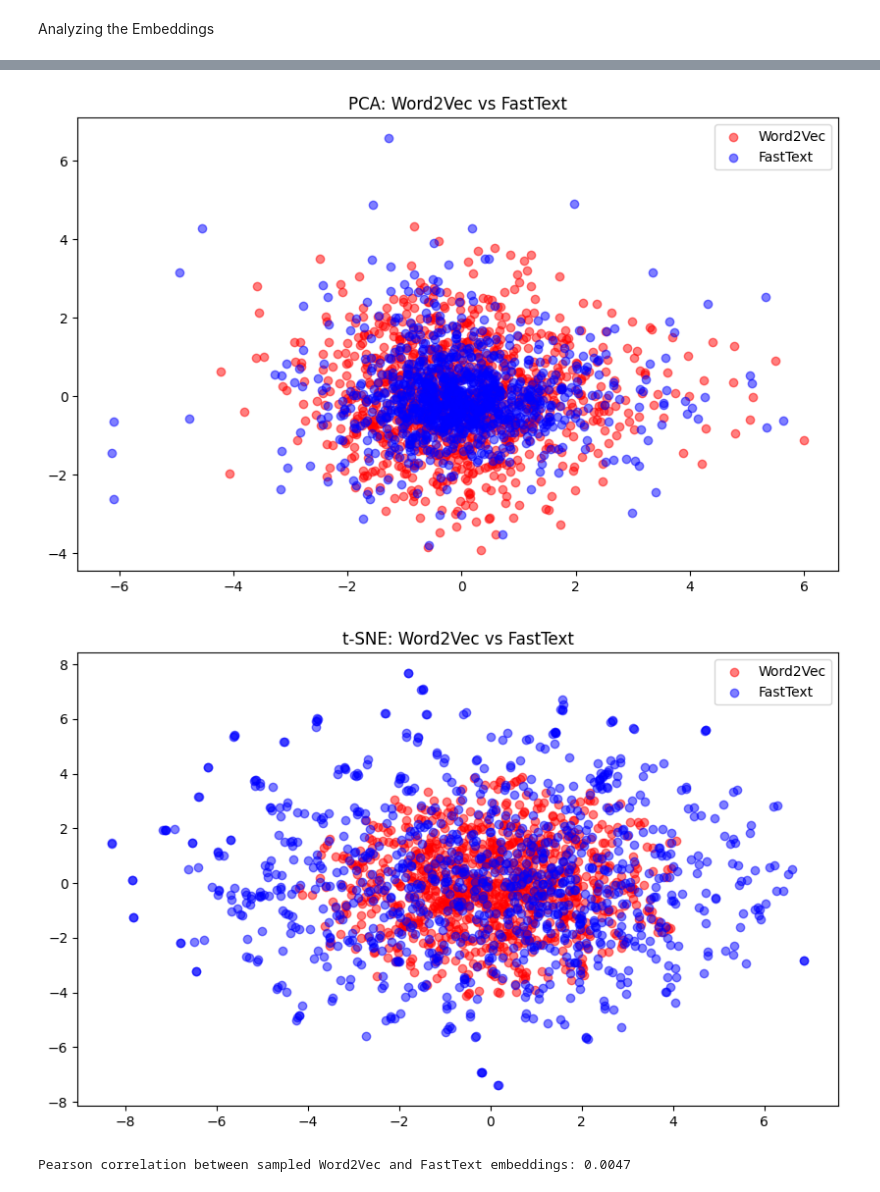
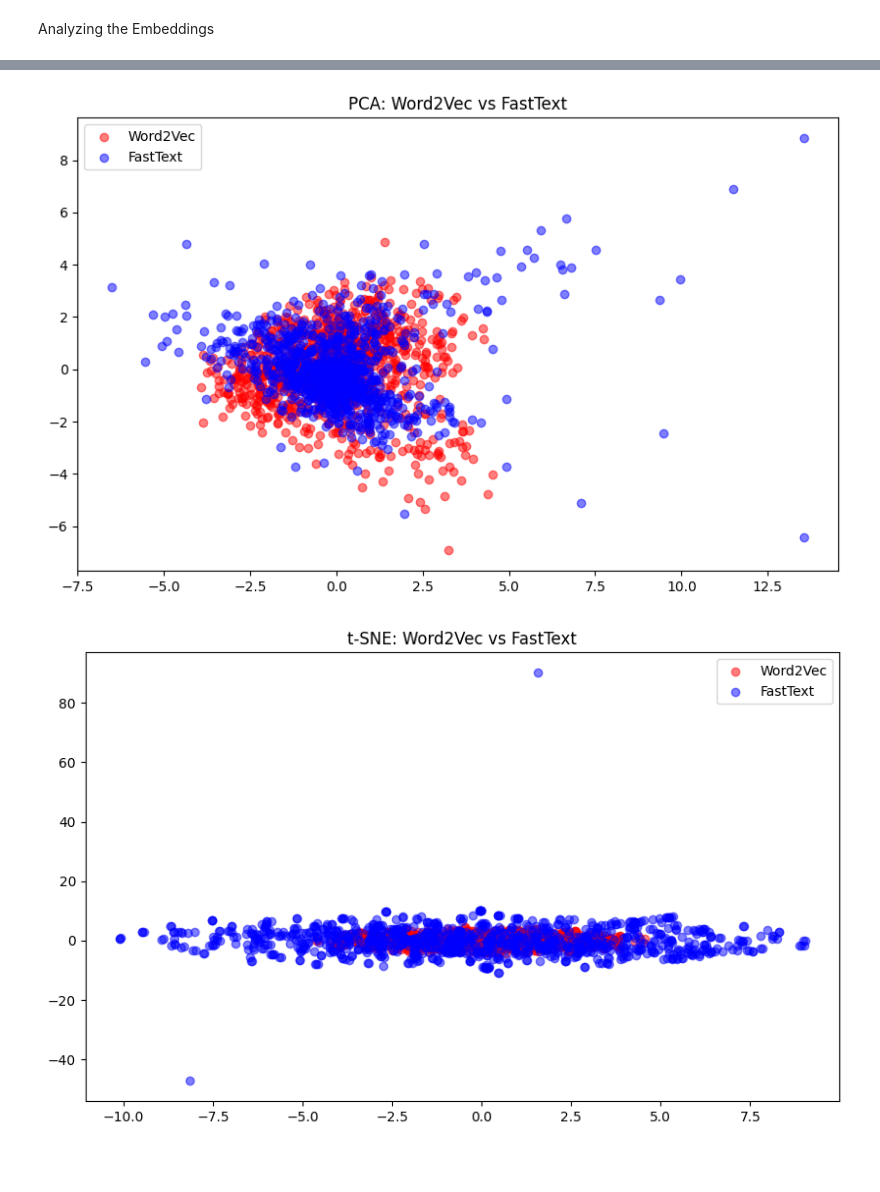
Before and after one commit to Prabhav49/Financial-Text-Embeddings, a Jupyter notebook: embedding_training.ipynb, the cells around one changed output, grey strips where cells are left out. Drawn from its saved outputs; the diff is of its cells as text; code cells hidden in the pictures; blank space fills up the shorter version.

```diff
--- a/embedding_training.ipynb
+++ b/embedding_training.ipynb
@@ -371,15 +350,13 @@ from sklearn.decomposition import PCA
 from sklearn.manifold import TSNE
 from scipy.stats import pearsonr
 
-# Load Word2Vec embeddings from .pth file
-state_dict = torch.load('/content/word2vec_embedding.pth')
-word2vec_embeddings = state_dict['embedding.weight'].detach().cpu().numpy()
+word2vec_embeddings = np.load('/content/word2vec_embeddings.npy')
 
-# Load FastText embeddings
+
 fasttext_embeddings = np.load('/content/fasttext_embeddings.npy')
 
 # Sample size for fast computation
-sample_size = 1000  # reduce if still slow
+sample_size = 1000
 word2vec_sample = word2vec_embeddings[:sample_size]
 fasttext_sample = fasttext_embeddings[:sample_size]
 
@@ -436,9 +413,5 @@ def reduce_and_plot(emb1, emb2, method='pca', title='2D Visualization'):
 # PCA and t-SNE on samples
 reduce_and_plot(word2vec_sample, fasttext_sample, method='pca', title='PCA: Word2Vec vs FastText')
 reduce_and_plot(word2vec_sample, fasttext_sample, method='tsne', title='t-SNE: Word2Vec vs FastText')
-
-# 4. Correlation Analysis (flattened sample)
-corr, _ = pearsonr(word2vec_sample.flatten(), fasttext_sample.flatten())
-print(f"\nPearson correlation between sampled Word2Vec and FastText embeddings: {corr:.4f}")
 # %% [output]
 Running cosine similarity for 3 epochs on sample size 1000
@@ -455,3 +428,2 @@ Index: 672, Similarity: 0.2745
-[figure, old version]
+[figure, new version]
-[figure, old version]
+[figure, new version]
-Pearson correlation between sampled Word2Vec and FastText embeddings: 0.0047
```
Also changed, not shown: parts of 9 cells of this notebook, 5 other files.
